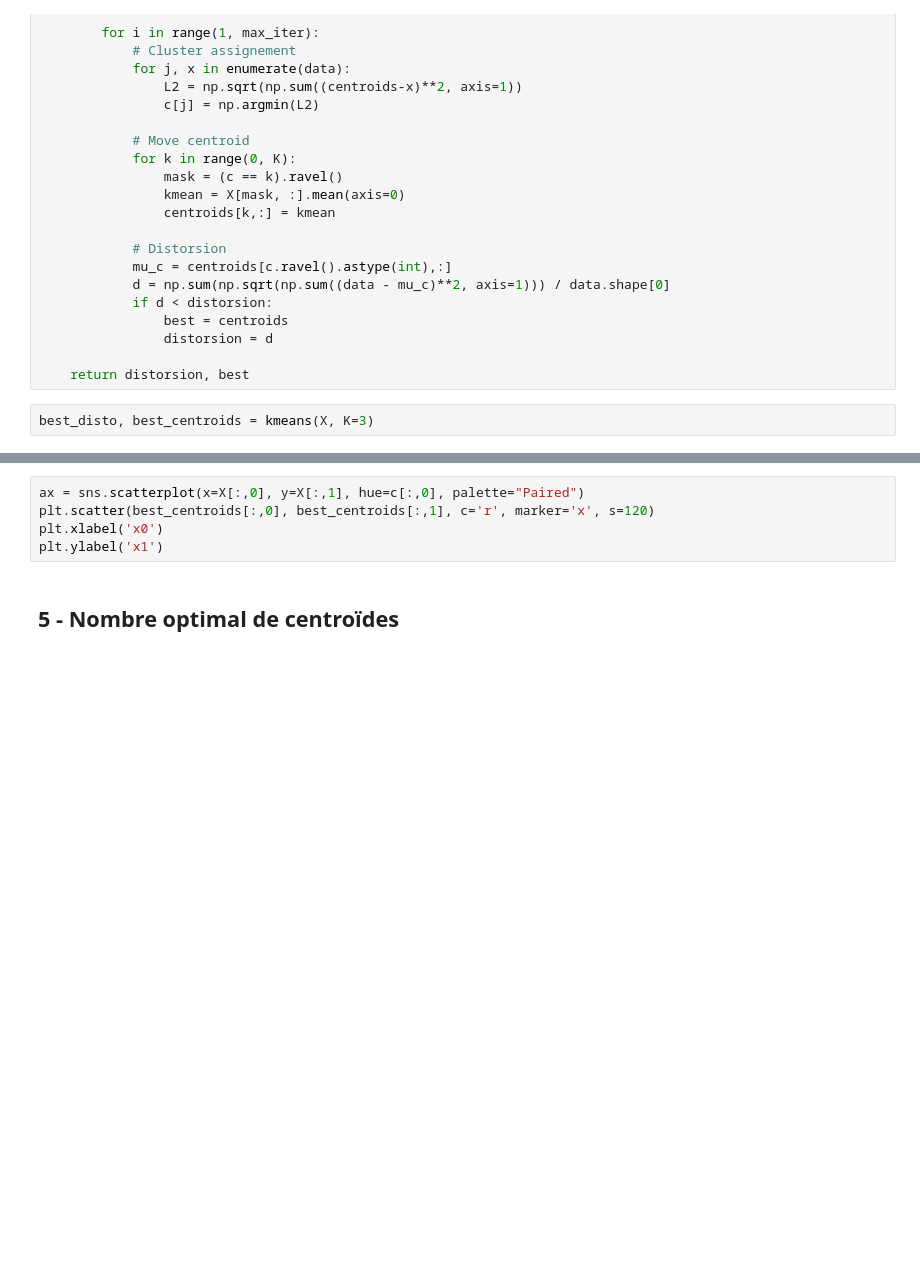
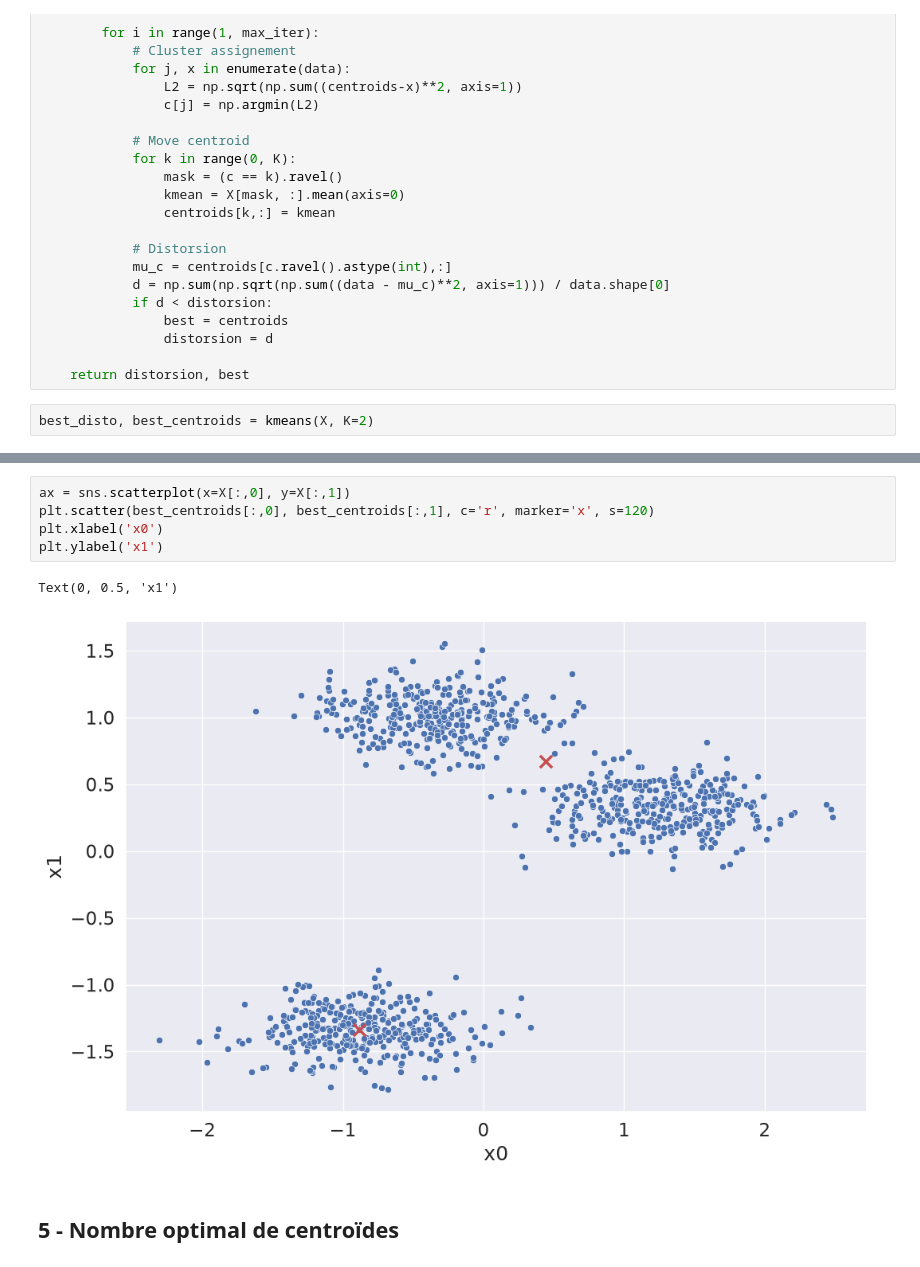
Before and after one commit to mswawola-cegep/420-c74-sf-10017-automne-2026, a Jupyter notebook: nbs/21-partitionnement-k-moyennes/21-A-kmeans-implementation-solution.ipynb, the cells around one changed output, grey strips where cells are left out. Drawn from its saved outputs; the diff is of its cells as text; blank space fills up the shorter version.

```diff
--- a/nbs/21-partitionnement-k-moyennes/21-A-kmeans-implementation-solution.ipynb
+++ b/nbs/21-partitionnement-k-moyennes/21-A-kmeans-implementation-solution.ipynb
@@ -217,6 +235,6 @@ def kmeans(data, K, max_iter=10, n_init=10):
 
     return distorsion, best
 # %%
-best_disto, best_centroids = kmeans(X, K=3)
+best_disto, best_centroids = kmeans(X, K=2)
 # %%
 print(f'Distorsion:\n{best_disto}\nCentroïdes:\n{best_centroids}')
@@ -223,8 +247,11 @@ print(f'Distorsion:\n{best_disto}\nCentroïdes:\n{best_centroids}')
 # %%
-ax = sns.scatterplot(x=X[:,0], y=X[:,1], hue=c[:,0], palette="Paired")
+ax = sns.scatterplot(x=X[:,0], y=X[:,1])
 plt.scatter(best_centroids[:,0], best_centroids[:,1], c='r', marker='x', s=120)
 plt.xlabel('x0')
 plt.ylabel('x1')
+# %% [output]
+Text(0, 0.5, 'x1')
+[figure, added]
 # %% [markdown]
 ## 5 - Nombre optimal de centroïdes
 # %% [markdown]
```
Also changed, not shown: parts of 6 cells of this notebook, 12 other files.
